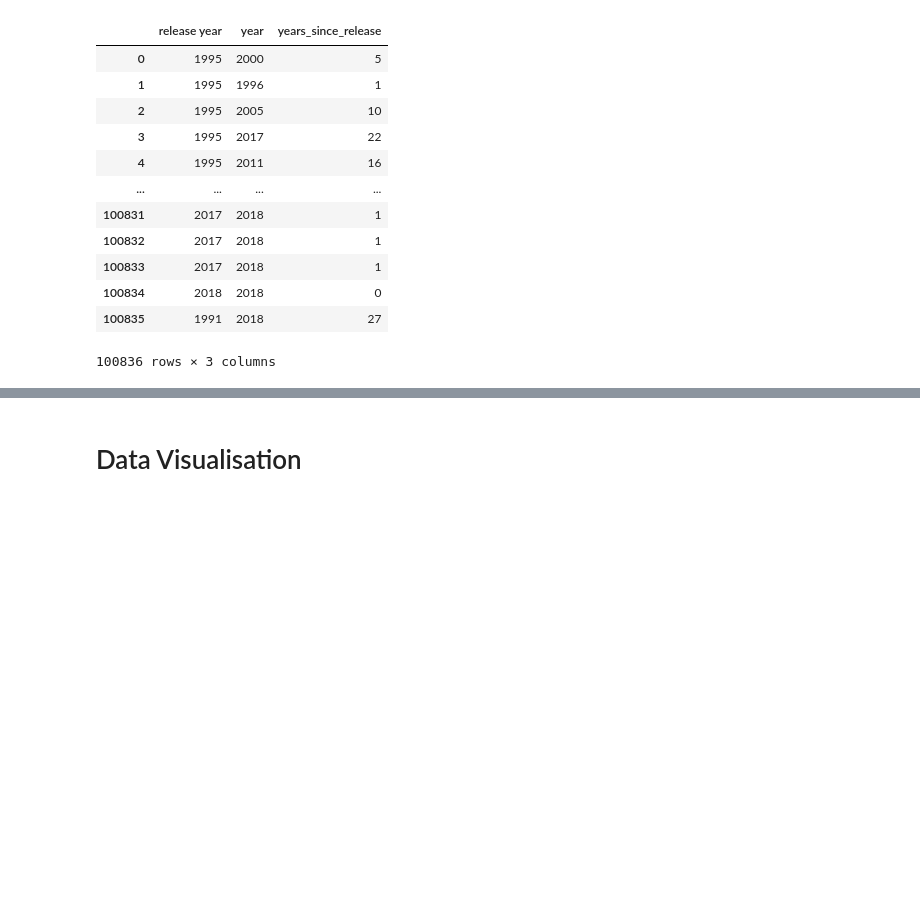
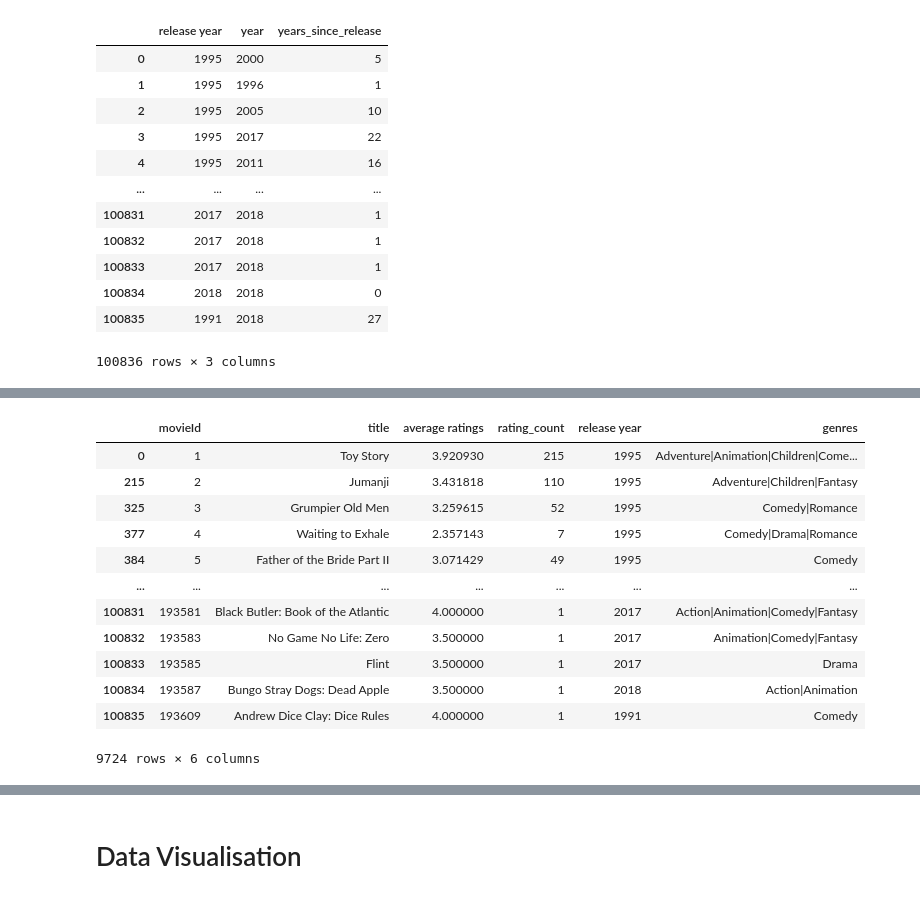
Before and after one commit to NaydelMuscat/com.mcast.project.NaydelMuscat, a Jupyter notebook: src/05_ML_Pipeline.ipynb, the cells around one changed output, grey strips where cells are left out. Cells and saved outputs as stored; diff of their text form; code cells hidden in the pictures; blank space fills up the shorter version.

```diff
--- a/src/05_ML_Pipeline.ipynb
+++ b/src/05_ML_Pipeline.ipynb
@@ -313,3 +347,6 @@ df_release_review
 | 100834 | 2018 | 2018 | 0 |
 | 100835 | 1991 | 2018 | 27 |
 100836 rows × 3 columns
+# %%
+average_rating = data.groupby('movieId')['rating'].mean()
+average_rating.head()
@@ -315,0 +373,4 @@ df_release_review
+# %%
+df_new = pd.DataFrame(average_rating)
+df_new['rating_count'] = pd.DataFrame(data.groupby('movieId')['rating'].count())
+df_new.sort_values(ascending=False, by='rating_count').head()
@@ -315,0 +385,3 @@ df_release_review
+# %%
+df_new_tags = pd.merge(df_new, data, on='movieId')
+df_new_tags.sort_values(ascending=False, by='rating_count').head()
@@ -315,0 +395,18 @@ df_release_review
+# %%
+df_data_tags = df_new_tags.loc[:, ['movieId','title','rating_x', 'rating_count', 'release year', 'genres' ]].drop_duplicates()
+df_data_tags = df_data_tags.rename(columns={'rating_x':'average ratings'})
+df_data_tags
+# %% [output]
+|  | movieId | title | average ratings | rating_count | release year | genres |
+| 0 | 1 | Toy Story | 3.920930 | 215 | 1995 | Adventure|Animation|Children|Come... |
+| 215 | 2 | Jumanji | 3.431818 | 110 | 1995 | Adventure|Children|Fantasy |
+| 325 | 3 | Grumpier Old Men | 3.259615 | 52 | 1995 | Comedy|Romance |
+| 377 | 4 | Waiting to Exhale | 2.357143 | 7 | 1995 | Comedy|Drama|Romance |
+| 384 | 5 | Father of the Bride Part II | 3.071429 | 49 | 1995 | Comedy |
+| ... | ... | ... | ... | ... | ... | ... |
+| 100831 | 193581 | Black Butler: Book of the Atlantic | 4.000000 | 1 | 2017 | Action|Animation|Comedy|Fantasy |
+| 100832 | 193583 | No Game No Life: Zero | 3.500000 | 1 | 2017 | Animation|Comedy|Fantasy |
+| 100833 | 193585 | Flint | 3.500000 | 1 | 2017 | Drama |
+| 100834 | 193587 | Bungo Stray Dogs: Dead Apple | 3.500000 | 1 | 2018 | Action|Animation |
+| 100835 | 193609 | Andrew Dice Clay: Dice Rules | 4.000000 | 1 | 1991 | Comedy |
+9724 rows × 6 columns
```
Also changed, not shown: parts of 38 cells of this notebook, 2 other files.
